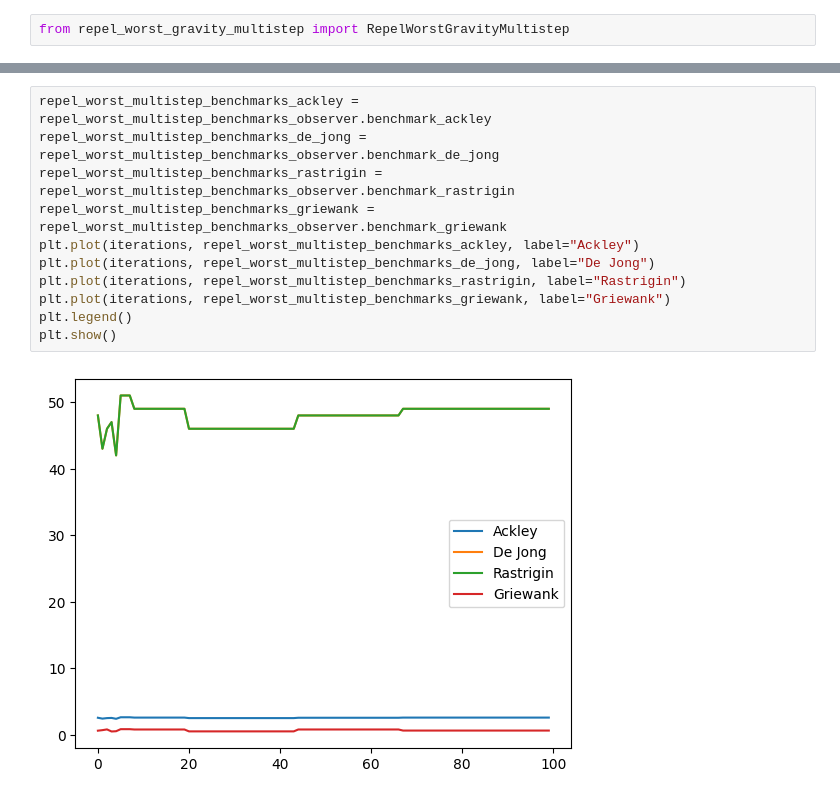
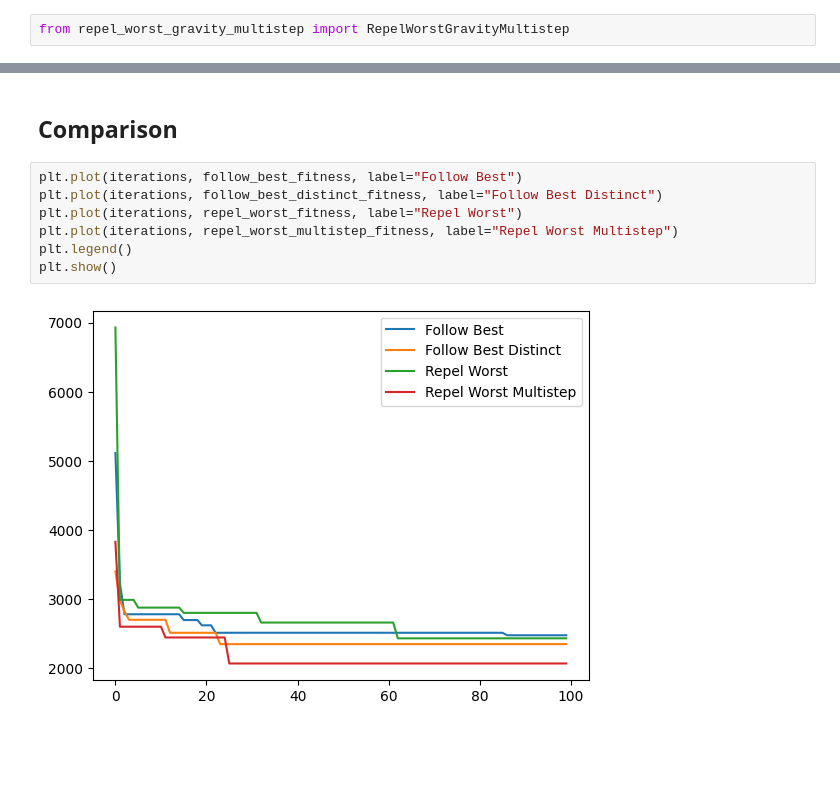
Before and after one commit to bogumilap/TOPSIS-LABS, a Jupyter notebook: results.ipynb, the cells around one changed output, grey strips where cells are left out. Cells and saved outputs as stored; diff of their text form; blank space fills up the shorter version.

Commit message:
remove benchmark observers

```diff
--- a/results.ipynb
+++ b/results.ipynb
@@ -248,13 +189,11 @@ plt.show()
-# %%
-repel_worst_multistep_benchmarks_ackley = repel_worst_multistep_benchmarks_observer.benchmark_ackley
-repel_worst_multistep_benchmarks_de_jong = repel_worst_multistep_benchmarks_observer.benchmark_de_jong
-repel_worst_multistep_benchmarks_rastrigin = repel_worst_multistep_benchmarks_observer.benchmark_rastrigin
-repel_worst_multistep_benchmarks_griewank = repel_worst_multistep_benchmarks_observer.benchmark_griewank
-plt.plot(iterations, repel_worst_multistep_benchmarks_ackley, label="Ackley")
-plt.plot(iterations, repel_worst_multistep_benchmarks_de_jong, label="De Jong")
-plt.plot(iterations, repel_worst_multistep_benchmarks_rastrigin, label="Rastrigin")
-plt.plot(iterations, repel_worst_multistep_benchmarks_griewank, label="Griewank")
-plt.legend()
-plt.show()
-# %% [output]
-[figure, removed]
+# %% [markdown]
+## Comparison
+# %%
+plt.plot(iterations, follow_best_fitness, label="Follow Best")
+plt.plot(iterations, follow_best_distinct_fitness, label="Follow Best Distinct")
+plt.plot(iterations, repel_worst_fitness, label="Repel Worst")
+plt.plot(iterations, repel_worst_multistep_fitness, label="Repel Worst Multistep")
+plt.legend()
+plt.show()
+# %% [output]
+[figure, added]
```
Also changed, not shown: parts of 16 cells of this notebook, 2 other files.
